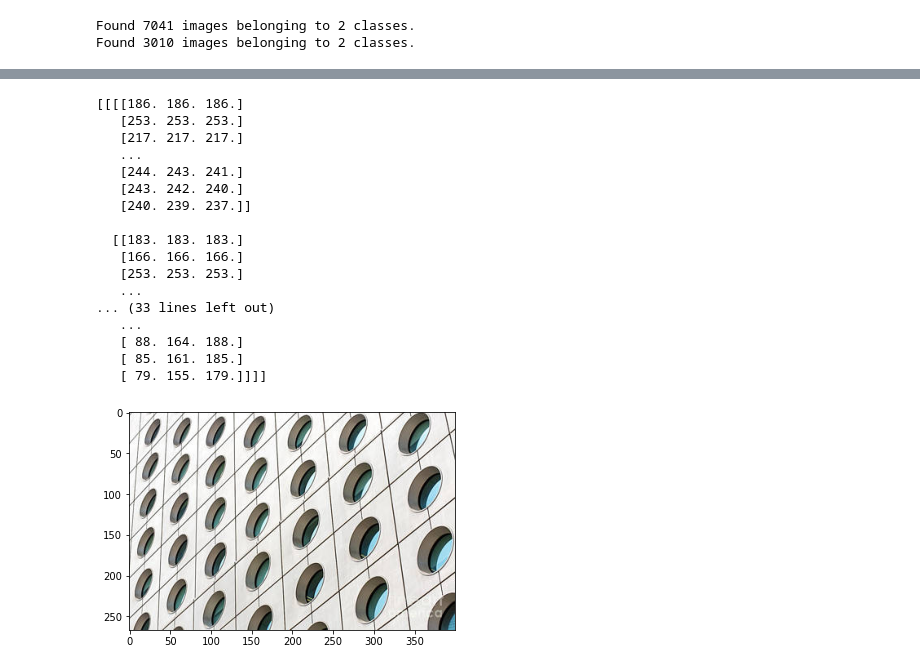
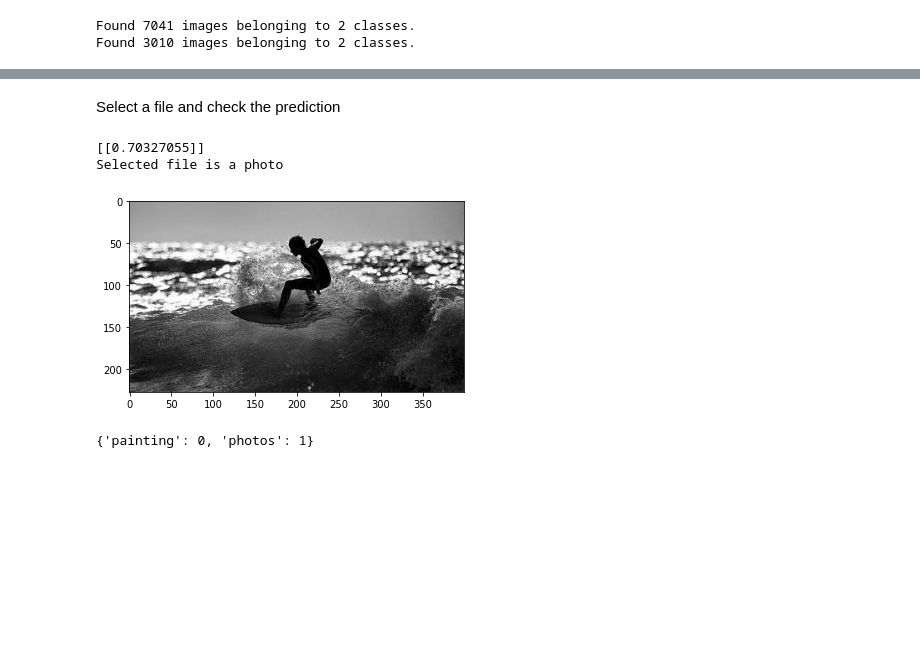
Before and after one commit to agnieszka-aga/PaintingVsPhoto_CNN, a Jupyter notebook: PaintingVsPhoto_CNN_Keras.ipynb, the cells around one changed output, grey strips where cells are left out. Cells and saved outputs as stored; diff of their text form; code cells hidden in the pictures; blank space fills up the shorter version.

```diff
--- a/PaintingVsPhoto_CNN_Keras.ipynb
+++ b/PaintingVsPhoto_CNN_Keras.ipynb
@@ -345,14 +381,21 @@ Test total: 2173
 # %%
+# img_index = index of a randomly selected file from test set (integer)
+
 def test_model(img_index):
   selected_file = test_names[img_index]
   img_path = "/content/Paint_vs_Photo/test/" + selected_file
 
   img = image.load_img(img_path, target_size=(250,250))
   x = image.img_to_array(img)  # input array
-  x = np.expand_dims(x, axis=0)
-  # -> Rescaling?
-  predictions = model.predict(x, batch_size=128)
+  x_scaled = x/255.0
+  x_new = np.expand_dims(x_scaled, axis=0)
+  predictions = model.predict(x_new, batch_size=128)
   print(predictions)
+
+  if predictions > 0.5:
+    print("Selected file is a photo") # Class 1
+  else:
+    print("Selected file is a painting") # Class 0
 
   file_dir_test = os.path.join(test_dir, test_names[img_index])
   img_test = mpimg.imread(file_dir_test)
@@ -364,24 +407,22 @@ def test_model(img_index):
 #x2
 #img2 = np.vstack([x])
 #img2
-# %%
-test_model(20)
-# %% [output]
-[[[[186. 186. 186.]
-   [253. 253. 253.]
-   [217. 217. 217.]
-   ...
-   [244. 243. 241.]
-   [243. 242. 240.]
-   [240. 239. 237.]]
-
-  [[183. 183. 183.]
-   [166. 166. 166.]
-   [253. 253. 253.]
-   ...
-... (33 lines left out)
-   ...
-   [ 88. 164. 188.]
-   [ 85. 161. 185.]
-   [ 79. 155. 179.]]]]
-[figure, removed]
+# %% [markdown]
+
+Select a file and check the prediction
+# %%
+# Test the model with a randomly selected file from the test set
+# Total number of files(images) in the test set: 2173
+
+test_model(122)
+
+# class 0 = painting, class 1 = photos
+# %% [output]
+[[0.70327055]]
+Selected file is a photo
+[figure, added]
+# %%
+labels = (train_generator.class_indices)
+labels
+# %% [output]
+{'painting': 0, 'photos': 1}
```
Also changed, not shown: parts of 19 cells of this notebook, 2 other files.
